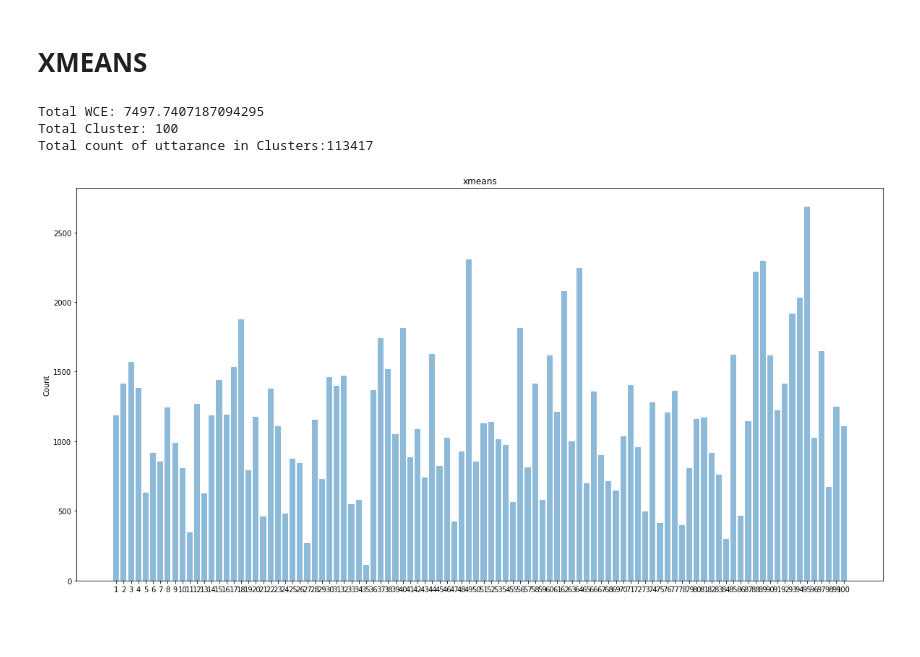
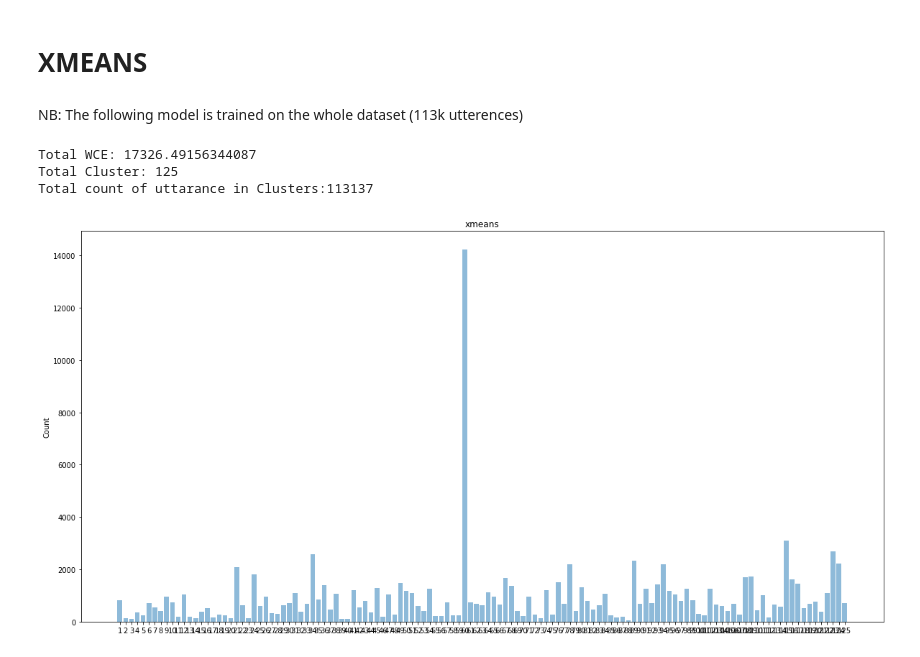
Before and after one commit to shoaib6174/MultiWOZ-Clustering, a Jupyter notebook: Multi_WOZ_Clustering.ipynb, the cells around one changed output. Saved outputs shown, nothing was run; the diff lists cells and outputs as text; code cells hidden in the pictures; blank space fills up the shorter version.

```diff
--- a/Multi_WOZ_Clustering.ipynb
+++ b/Multi_WOZ_Clustering.ipynb
@@ -257,27 +351,28 @@ Total count of uttarance in Clusters:26122
 # %% [markdown]
 # XMEANS
+# %% [markdown]
+NB: The following model is trained on the whole dataset (113k utterences)
 # %%
-
 amount_initial_centers = 30
-number_of_clusters = 100
+number_of_clusters = 125
 initial_centers = kmeans_plusplus_initializer(data, amount_initial_centers).initialize()
 
 # Create instance of X-Means algorithm. The algorithm will start analysis from 2 clusters, the maximum
 # number of clusters that can be allocated is number_of_clusters.
 xmeans_instance = xmeans(data, initial_centers, number_of_clusters)
 xmeans_instance.process()
 
 # Extract clustering results: clusters and their centers
 clusters = xmeans_instance.get_clusters()
 centers = xmeans_instance.get_centers()
 
 # Print total sum of metric errors
 print("Total WCE:", xmeans_instance.get_total_wce())
 
 #histogram
 show_hist(clusters, "xmeans")
 # %% [output]
-Total WCE: 7497.7407187094295
-Total Cluster: 100
-Total count of uttarance in Clusters:113417
+Total WCE: 17326.49156344087
+Total Cluster: 125
+Total count of uttarance in Clusters:113137
-[figure, old version]
+[figure, new version]
```
Also changed, not shown: parts of 30 cells of this notebook.
